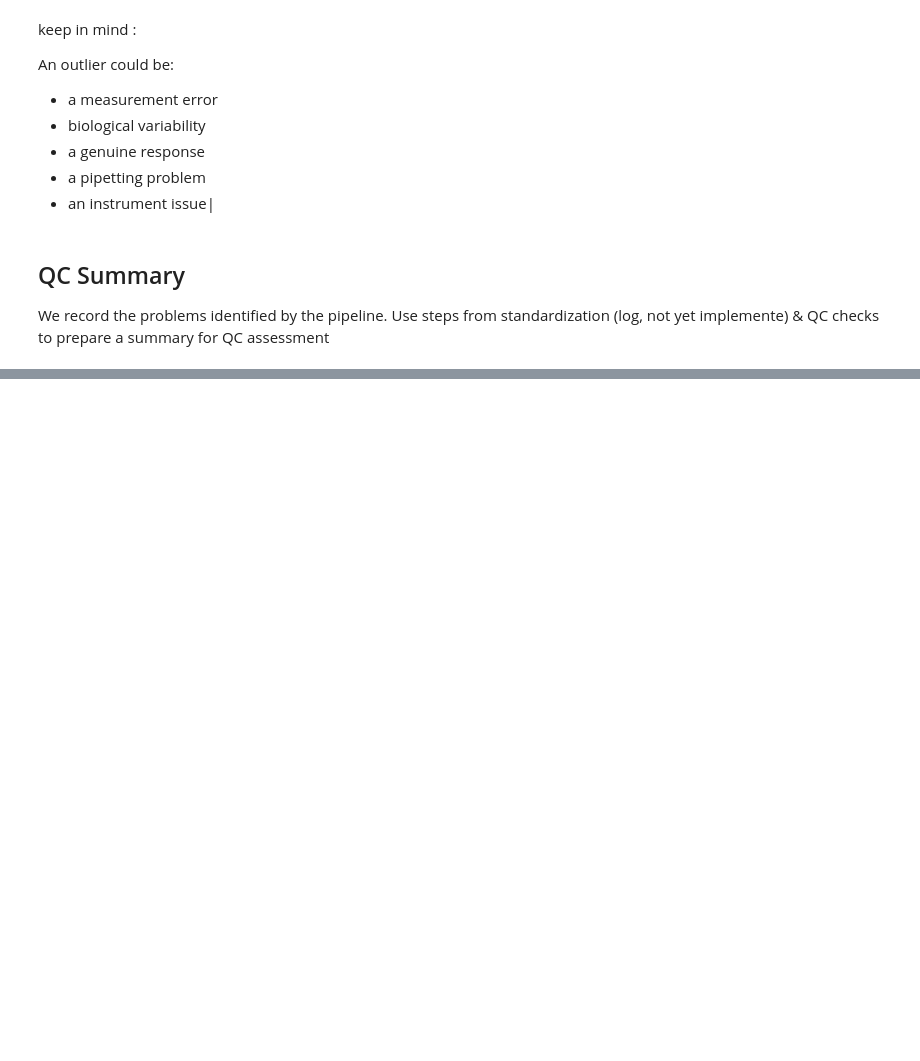
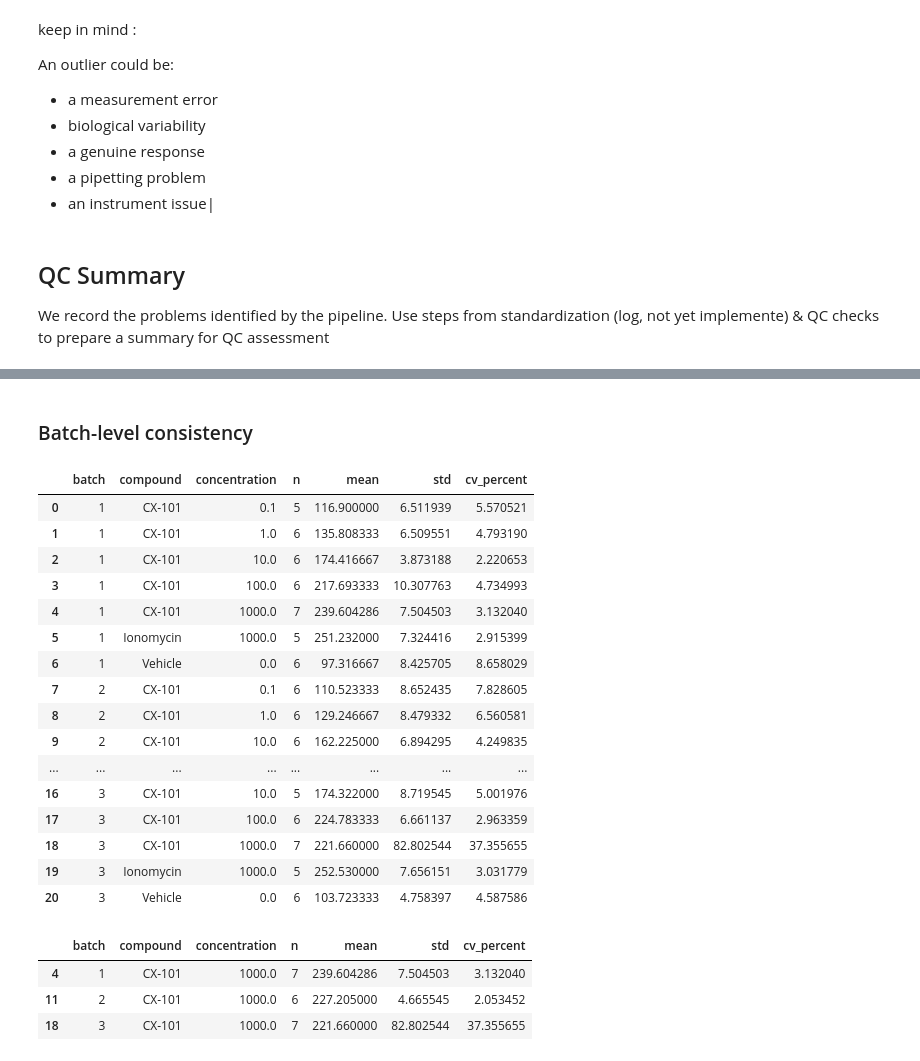
Before and after one commit to LisaPietrek/cx-101-cellular-assay, a Jupyter notebook: notebooks/02_prelim_pipeline.ipynb, the cells around one changed output, grey strips where cells are left out. Cells and saved outputs as stored; diff of their text form; code cells hidden in the pictures; blank space fills up the shorter version.

```diff
--- a/notebooks/02_prelim_pipeline.ipynb
+++ b/notebooks/02_prelim_pipeline.ipynb
@@ -353,0 +418,41 @@ df_qc.to_csv("../reports/prelim_qc_summary.csv")
+# %% [markdown]
+### Batch-level consistency
+# %%
+batch_summary = (
+    analysis_df
+    .groupby(["batch", "compound", "concentration"])["rfu"]
+    .agg(n="count", mean="mean", std="std")
+    .reset_index()
+)
+
+batch_summary["cv_percent"] = (
+    batch_summary["std"] / batch_summary["mean"] * 100
+)
+
+
+display(batch_summary)
+# %% [output]
+|  | batch | compound | concentration | n | mean | std | cv_percent |
+| 0 | 1 | CX-101 | 0.1 | 5 | 116.900000 | 6.511939 | 5.570521 |
+| 1 | 1 | CX-101 | 1.0 | 6 | 135.808333 | 6.509551 | 4.793190 |
+| 2 | 1 | CX-101 | 10.0 | 6 | 174.416667 | 3.873188 | 2.220653 |
+| 3 | 1 | CX-101 | 100.0 | 6 | 217.693333 | 10.307763 | 4.734993 |
+| 4 | 1 | CX-101 | 1000.0 | 7 | 239.604286 | 7.504503 | 3.132040 |
+| 5 | 1 | Ionomycin | 1000.0 | 5 | 251.232000 | 7.324416 | 2.915399 |
+| 6 | 1 | Vehicle | 0.0 | 6 | 97.316667 | 8.425705 | 8.658029 |
+| 7 | 2 | CX-101 | 0.1 | 6 | 110.523333 | 8.652435 | 7.828605 |
+| 8 | 2 | CX-101 | 1.0 | 6 | 129.246667 | 8.479332 | 6.560581 |
+| 9 | 2 | CX-101 | 10.0 | 6 | 162.225000 | 6.894295 | 4.249835 |
+| ... | ... | ... | ... | ... | ... | ... | ... |
+| 16 | 3 | CX-101 | 10.0 | 5 | 174.322000 | 8.719545 | 5.001976 |
+| 17 | 3 | CX-101 | 100.0 | 6 | 224.783333 | 6.661137 | 2.963359 |
+| 18 | 3 | CX-101 | 1000.0 | 7 | 221.660000 | 82.802544 | 37.355655 |
+| 19 | 3 | Ionomycin | 1000.0 | 5 | 252.530000 | 7.656151 | 3.031779 |
+| 20 | 3 | Vehicle | 0.0 | 6 | 103.723333 | 4.758397 | 4.587586 |
+# %%
+batch_summary[batch_summary['compound'] == 'CX-101'][batch_summary["concentration"] == 1000.0]
+# %% [output]
+|  | batch | compound | concentration | n | mean | std | cv_percent |
+| 4 | 1 | CX-101 | 1000.0 | 7 | 239.604286 | 7.504503 | 3.132040 |
+| 11 | 2 | CX-101 | 1000.0 | 6 | 227.205000 | 4.665545 | 2.053452 |
+| 18 | 3 | CX-101 | 1000.0 | 7 | 221.660000 | 82.802544 | 37.355655 |
```
Also changed, not shown: parts of 32 cells of this notebook.
